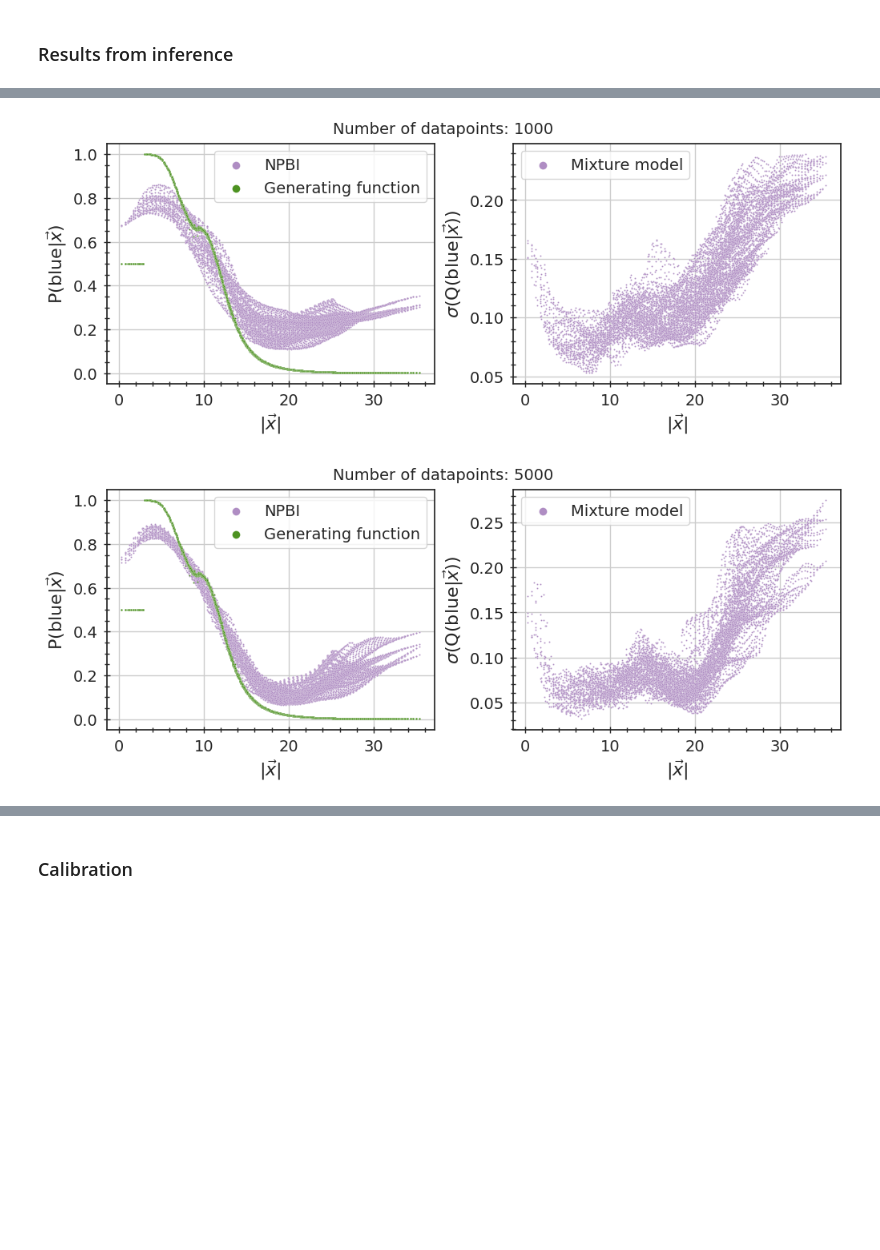
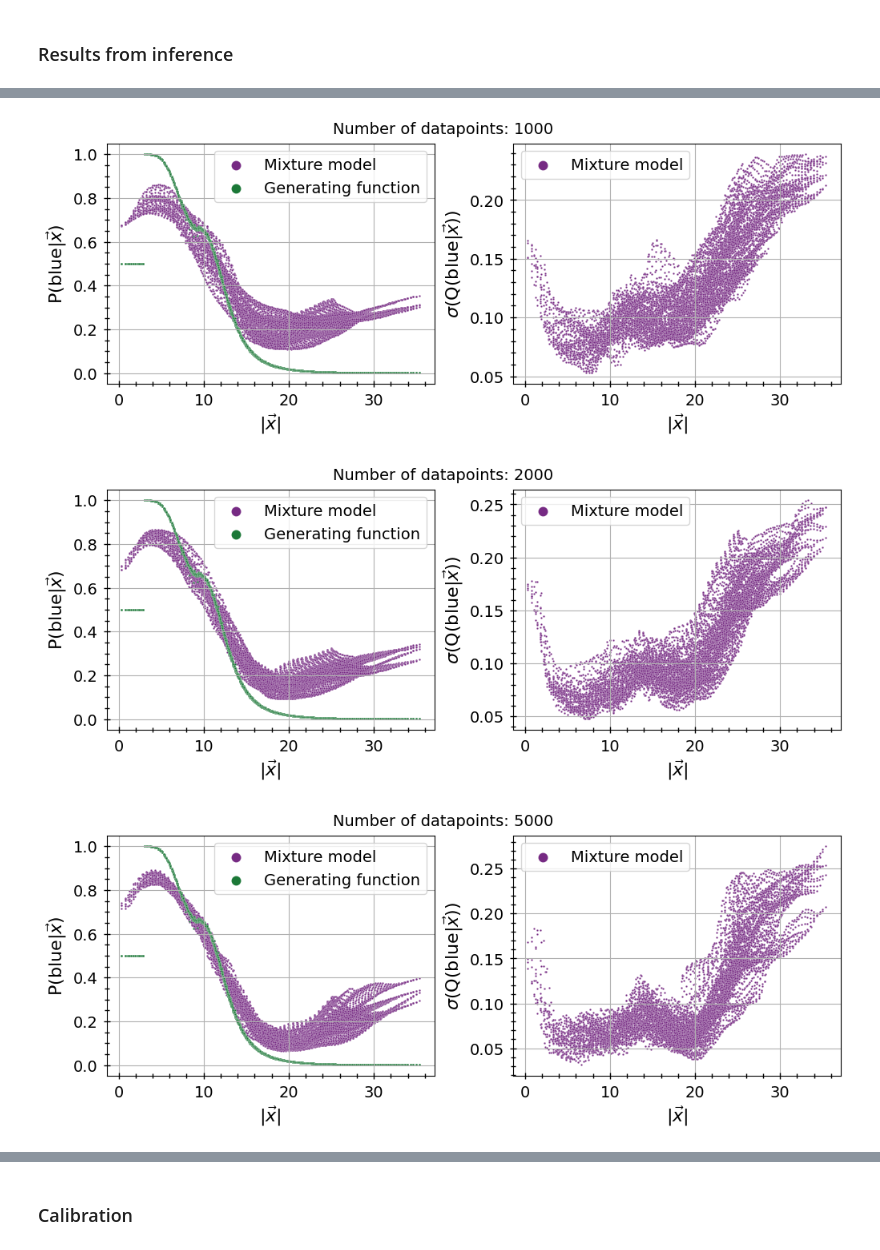
Before and after one commit to choisant/foundational-modeling, a Jupyter notebook: toy_experiment/inferno/inference_results.ipynb, the cells around one changed output, grey strips where cells are left out. Cells and saved outputs as stored; diff of their text form; code cells hidden in the pictures; blank space fills up the shorter version.

```diff
--- a/toy_experiment/inferno/inference_results.ipynb
+++ b/toy_experiment/inferno/inference_results.ipynb
@@ -178,7 +178,7 @@ def plot_uncertainties(df, ax, suptitle, grid=False):
 
 #MCMC constants
 n_samples = 1200
-n_data = [250, 1000, 5000]
+n_data = [250, 1000, 2000, 5000]
 #n_data = [250, 2100, 3600, 5000]
 n_chains = 10
 n_plots = len(n_data)
@@ -208,13 +208,13 @@ train_n = 50000
 trainfile = f"train_n_{train_n}_{tag}"
 truthfile = f"analytical_solution_x1_x2_grid_{tag}_nxMC_200_nr1MC_200"
 #testfile = f"test_n_10000_{tag}"
-testfile = f"val_n_5000_{tag}"
+testfile = f"test_n_10000_{tag}"
 gridfile = "x1_x2_grid"
 
 if polar:
-    analysis_folders = [f"{trainfile}/nsamples-1200_nchains-{n_chains}_ndata-{n_data[i]}_POLAR" for i in range(n_plots)]
+    analysis_folders = [f"{trainfile}/nsamples-{n_samples}_nchains-{n_chains}_ndata-{n_data[i]}_POLAR" for i in range(n_plots)]
 else:
-    analysis_folders = [f"{trainfile}/nsamples-1200_nchains-{n_chains}_ndata-{n_data[i]}" for i in range(n_plots)]
+    analysis_folders = [f"{trainfile}/nsamples-{n_samples}_nchains-{n_chains}_ndata-{n_data[i]}" for i in range(n_plots)]
 #valfiles = [f"{folderpath}/{folder}/{valfile}_inferred.h5" for folder in analysis_folders]
 testfiles = [f"{folderpath}/{folder}/{testfile}_inferred.h5" for folder in analysis_folders]
 gridfiles = [f"{folderpath}/{folder}/{gridfile}_inferred.h5" for folder in analysis_folders]
@@ -270,14 +270,14 @@ for i in range(len(n_data)):
     axs[0][0] = plot_results(test_dfs[i], weight_key, axs[0][0], "Test data")
     axs[0][1] = plot_results(grid_dfs[i], weight_key, axs[0][1], "Estimated distribution", grid=True)
     axs[1][0] = plot_data(train_data[0:n_data[i]], axs[1][0], "Training data")
-    axs[1][1] = plot_conf_matrix(test_dfs[i], "Truth", "Inferred_color", ["blue", "red"], axs[1][1])
+    axs[1][1] = plot_conf_matrix(test_dfs[i], "Truth", "Inferred_color", ["red", "blue"], axs[1][1])
 
     cmap = red_blue_cmap()
     hue_norm = mpl.colors.Normalize(vmin=0, vmax=1, clip=False)
     fig.colorbar(mpl.cm.ScalarMappable(norm=hue_norm, cmap=cmap), label=r'P(b|$x_1, x_2$)', ax=axs[0][0])
     fig.colorbar(mpl.cm.ScalarMappable(norm=hue_norm, cmap=cmap), label=r'P(b|$x_1, x_2$)', ax=axs[0][1])
 
-    fig.suptitle(f"Number of samples: {n_data[i]}", size=16, fontweight="bold")
+    fig.suptitle(f"Number of training datapoints: {n_data[i]}", size=16, fontweight="bold")
     #plt.savefig(f"../../fig/results/inferno/{testfile}_{trainfile}_n_{n_data[i]}")
 
 #plt.show()
@@ -288,11 +289,11 @@ for i in range(len(n_data)):
 # %%
 for i in range(len(n_data)):
     fig, axs = plt.subplots(nrows=1, ncols=2, figsize= (10, 4), layout="constrained")
-    sn.scatterplot(grid_dfs[i], x="r_x", y="P(blue|x)", s=2, ax = axs[0], label="NPBI", color="#af8dc3")
-    sn.scatterplot(truth_data, x="r_x", y="P_blue_given_x", s=2, ax = axs[0], label="Generating function", color="#4d9221")
+    sn.scatterplot(grid_dfs[i], x="r_x", y="P(blue|x)", s=3, ax = axs[0], label="Mixture model", color="#762a83")
+    sn.scatterplot(truth_data, x="r_x", y="P_blue_given_x", s=3, ax = axs[0], label="Generating function", color="#1b7837")
     axs[0].set_ylabel(r"P(blue|$\vec{x}$)", fontsize=16)
 
-    sn.scatterplot(grid_dfs[i], x="r_x", y="Std_samples_blue", s=2, ax = axs[1], label="Mixture model", color="#af8dc3")
+    sn.scatterplot(grid_dfs[i], x="r_x", y="Std_samples_blue", s=3, ax = axs[1], label="Mixture model", color="#762a83")
     axs[1].set_ylabel(r"$\sigma$(Q(blue|$\vec{x}$))", fontsize=16)
 
     for ax in axs:
@@ -308,5 +309,6 @@ for i in range(len(n_data)):
-[figure, old version]
+[figure, new version]
-[figure, old version]
+[figure, new version]
+[figure, added]
 # %%
 fig, axs = plt.subplots(nrows=1, ncols=2, figsize= (10, 4), layout="constrained")
 for i in range(len(n_data)):
```
Also changed, not shown: parts of 6 cells of this notebook, 4 other files.
